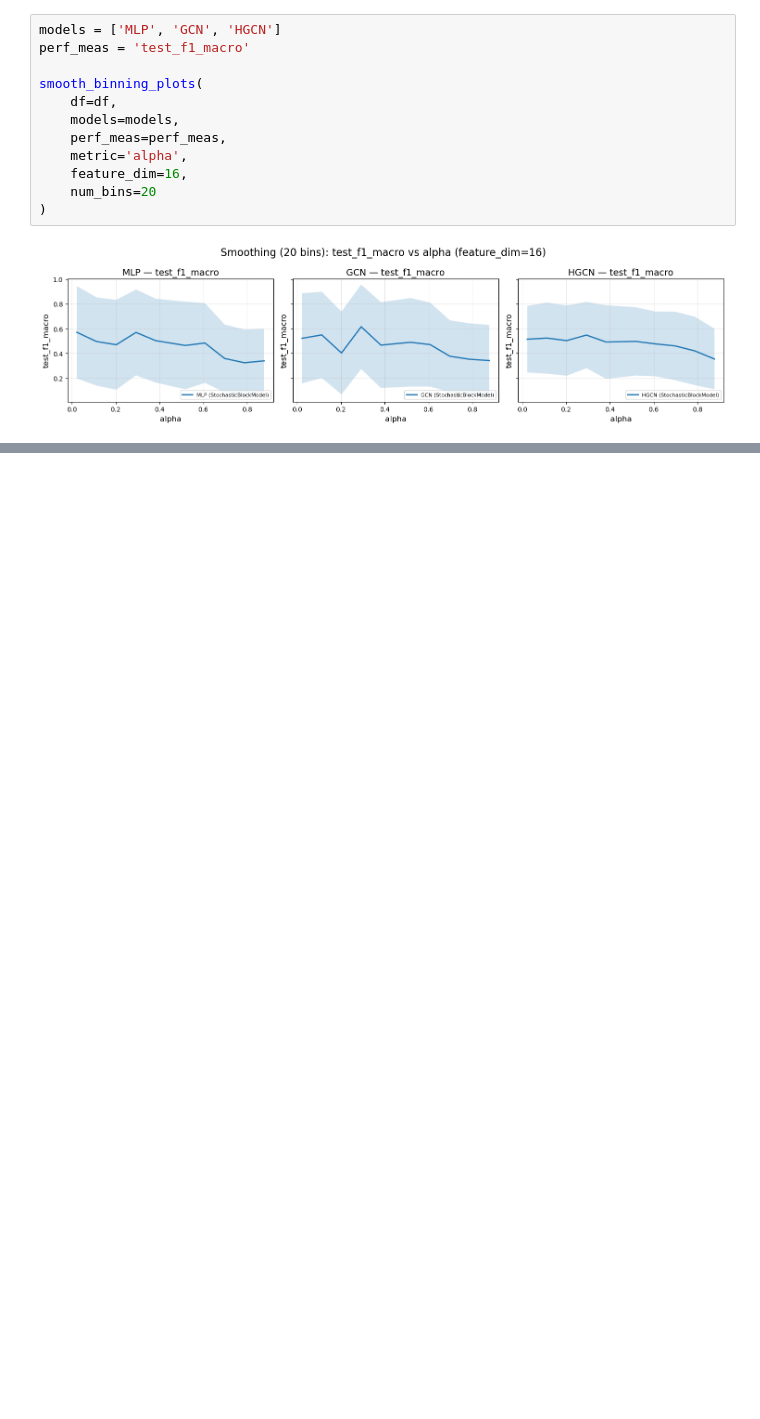
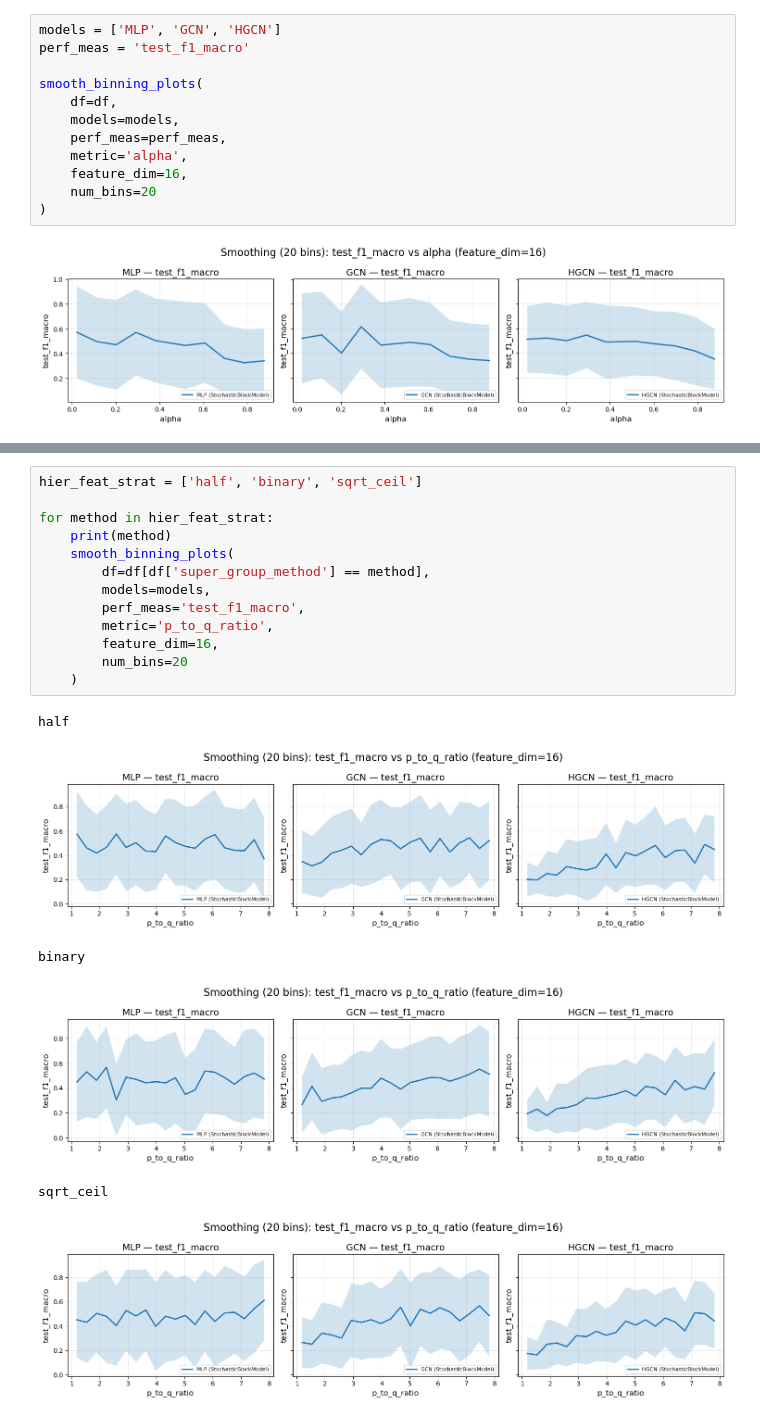
Before and after one commit to danie1uva/graphworld, a Jupyter notebook: src/notebooks/eda_graph_gen.ipynb, the cells around one changed output, grey strips where cells are left out. Saved outputs shown, nothing was run; the diff lists cells and outputs as text; blank space fills up the shorter version.

```diff
--- a/src/notebooks/eda_graph_gen.ipynb
+++ b/src/notebooks/eda_graph_gen.ipynb
@@ -1399,0 +1330,20 @@ Name: feat_hier_score, dtype: float64
+# %%
+hier_feat_strat = ['half', 'binary', 'sqrt_ceil']
+
+for method in hier_feat_strat:
+    print(method)
+    smooth_binning_plots(
+        df=df[df['super_group_method'] == method],
+        models=models,
+        perf_meas='test_f1_macro',
+        metric='p_to_q_ratio',
+        feature_dim=16,
+        num_bins=20
+    )
+# %% [output]
+half
+[figure, added]
+binary
+[figure, added]
+sqrt_ceil
+[figure, added]
```
Also changed, not shown: parts of 11 cells of this notebook, 9 other files.
